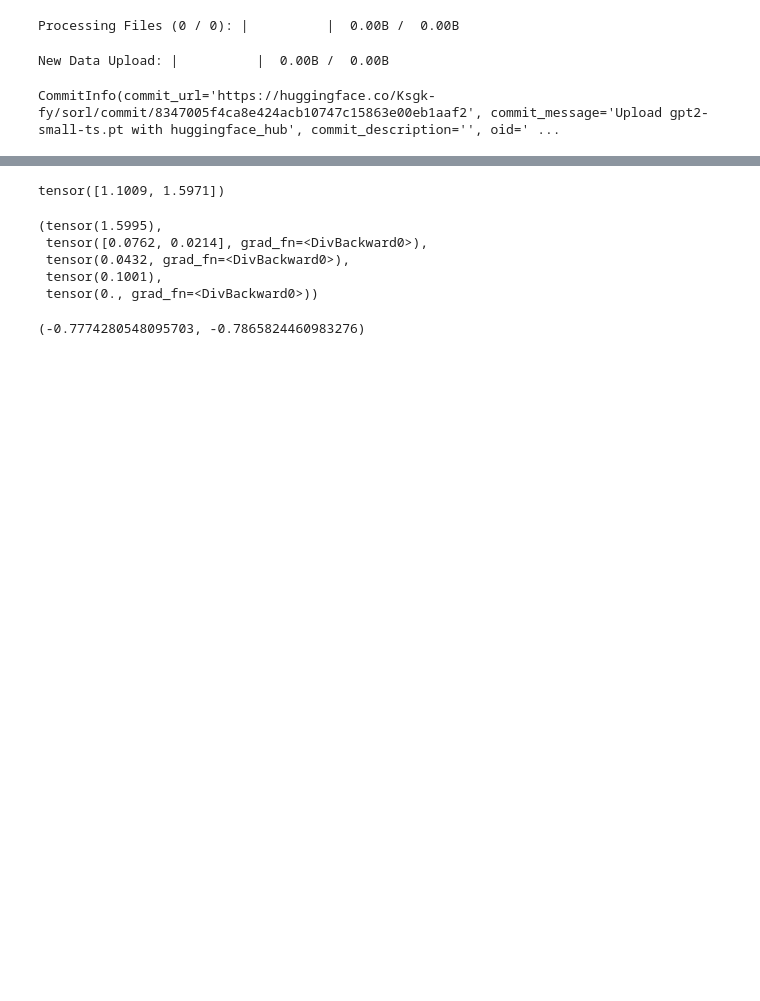
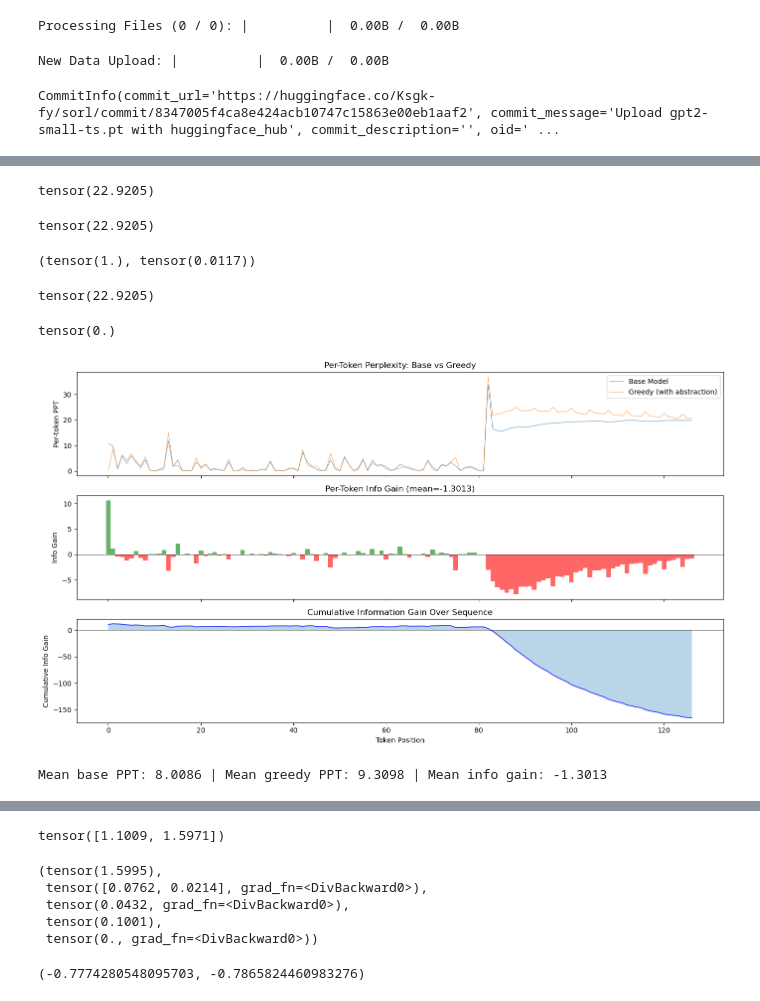
Before and after one commit to fangyuan-ksgk/mod_gpt, a Jupyter notebook: forget-stories.ipynb, the cells around one changed output, grey strips where cells are left out. Cells and saved outputs as stored; diff of their text form; code cells hidden in the pictures; blank space fills up the shorter version.

```diff
--- a/forget-stories.ipynb
+++ b/forget-stories.ipynb
@@ -29,16 +29,17 @@ base_model = local_load_ckpt(base_model, base_ckpt_path)
 # model = model.to("cuda")
 # model = torch.compile(model)
 # %%
-from data.tinystory_local import TinyStoriesDataLoader, collect_rollout_statistics, AbstractionStatistics
+from data.tinystory_local import TinyStoriesDataLoader, TinyStoriesDataLoader_v2, collect_rollout_statistics, AbstractionStatistics
 from data.tinystory_local import visualize_dynamics
 import tiktoken
 
 # TinyStories Dataset + GPT2 tokenizer
 # -------------------------------------
-num_stories = 1000
-max_len = 1024
+num_stories = 100
+max_len = 128
 doc_len = max_len  + (max_len - 1) // K # <-- doc len contains abstract tokens
-loader = TinyStoriesDataLoader(num_stories=num_stories, max_len=max_len, chunk_size=K, device='cpu', split="validation")
+pad_shift = 2
+loader = TinyStoriesDataLoader(num_stories=num_stories, max_len=max_len, chunk_size=K, device='cpu', split="validation", pad_shift=pad_shift)
 
 batch_size = 8
 memory_span = 1792
@@ -190 +246,32 @@ KeyboardInterrupt:
+# %%
+(best_traj_ppt * pad_mask).sum() / (pad_mask.sum() + 1e-8)
+# %% [output]
+tensor(22.9205)
+# %%
+(greedy_traj_ppt * pad_mask).sum() / (pad_mask.sum() + 1e-8)
+# %% [output]
+tensor(22.9205)
+# %%
+alien_search_adv, alien_greedy_adv
+# %% [output]
+(tensor(1.), tensor(0.0117))
+# %%
+(greedy_traj_ppt * pad_mask).sum() / (pad_mask.sum() + 1e-8)
+# %% [output]
+tensor(22.9205)
+# %%
+(best_traj_ppt * pad_mask).sum() / (pad_mask.sum() + 1e-8)
+# %% [output]
+tensor(0.)
+# %%
+from sorl.forget import visualize_info_gain
+
+# Usage:
+batch_indices = torch.arange(0, 1)
+tokens, doc_ids = loader.get_specific(batch_indices)
+
+res_dict = visualize_info_gain(tokens, model, base_model, K, max_iterations, memory_span, attn_blocksize)
+# %% [output]
+[figure, added]
+Mean base PPT: 8.0086 | Mean greedy PPT: 9.3098 | Mean info gain: -1.3013
 # %%
```
Also changed, not shown: parts of 10 cells of this notebook, 4 other files.
